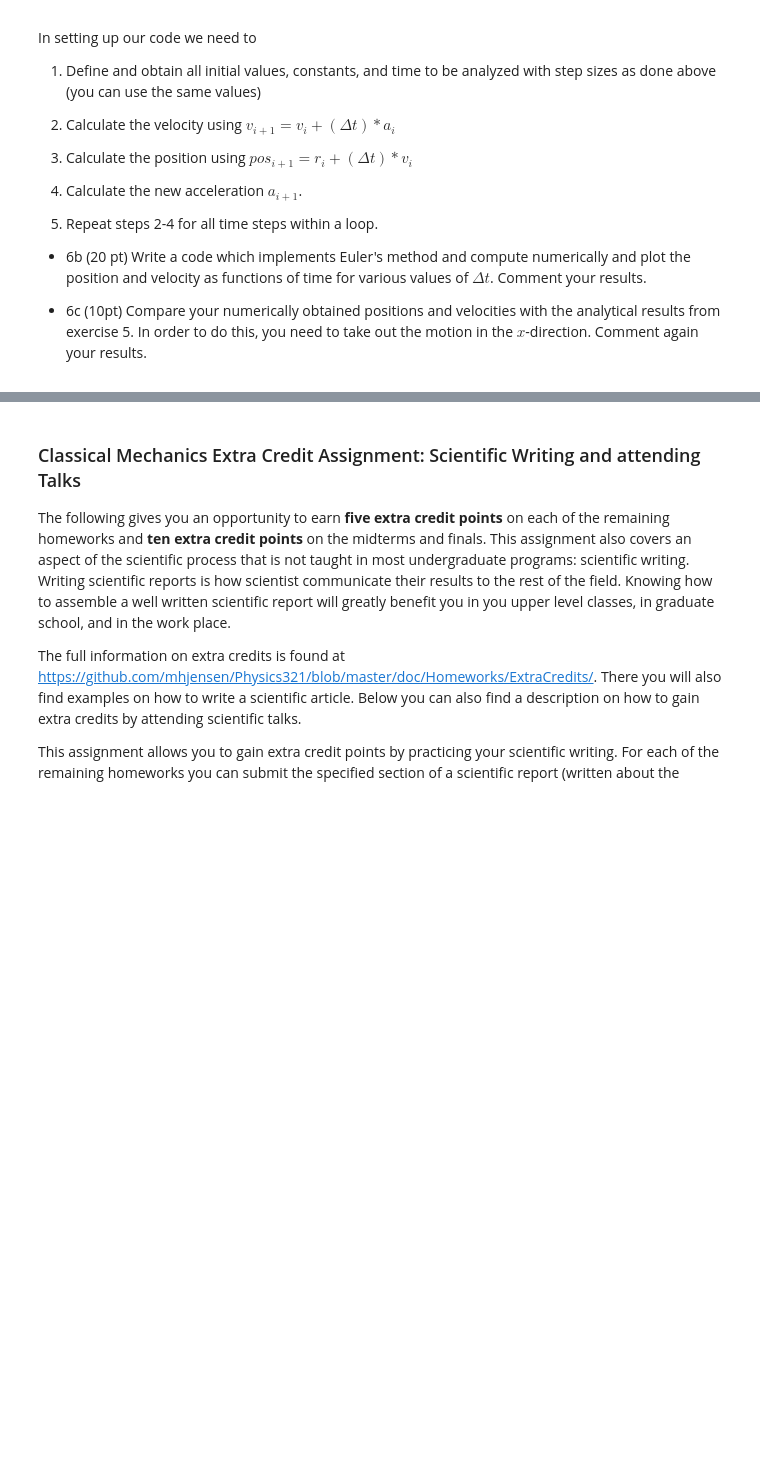
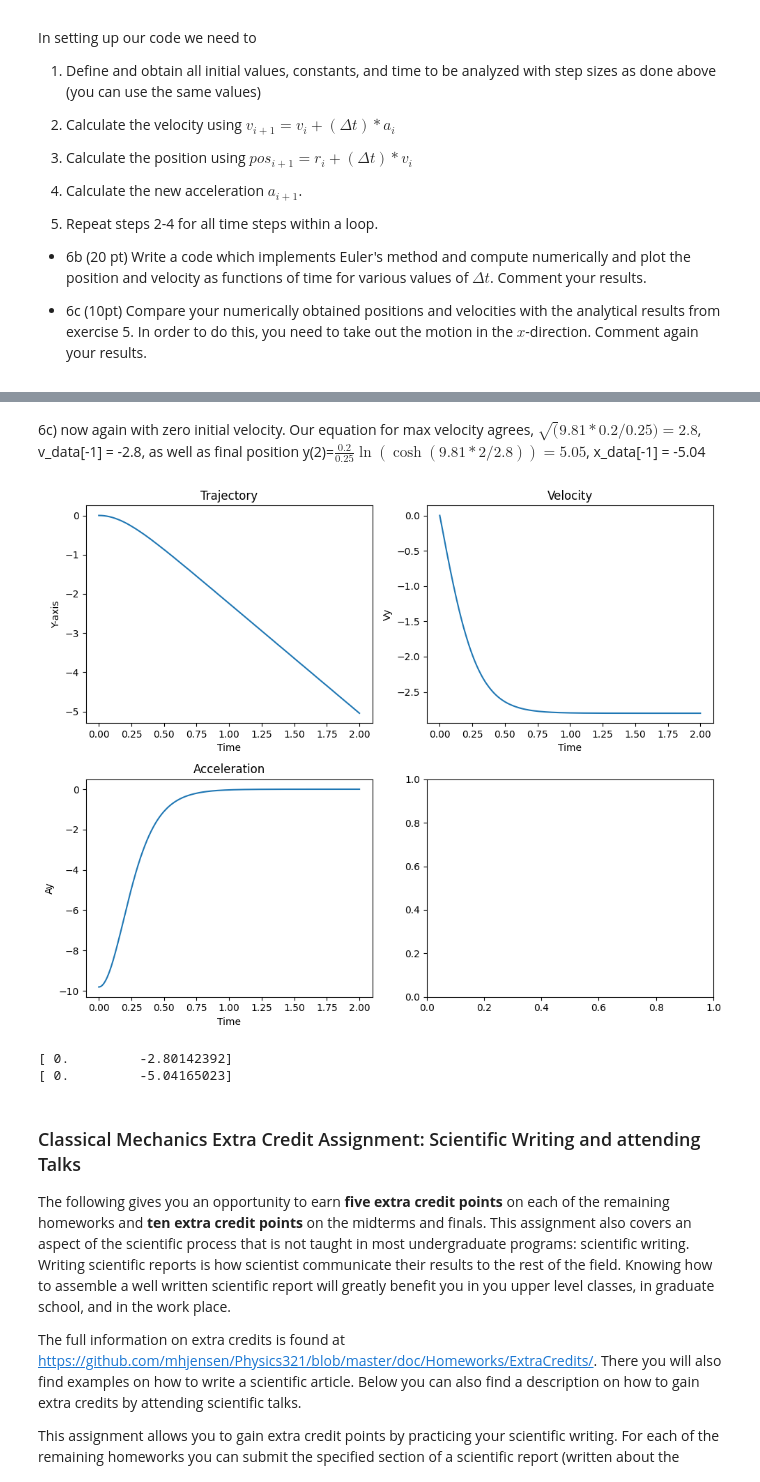
Before and after one commit to Amplewarrior/phy321msu, a Jupyter notebook: homeworks/hw3.ipynb, the cells around one changed output, grey strips where cells are left out. Drawn from its saved outputs; the diff is of its cells as text; code cells hidden in the pictures; blank space fills up the shorter version.

```diff
--- a/homeworks/hw3.ipynb
+++ b/homeworks/hw3.ipynb
@@ -435,3 +455,72 @@ fig.plot(x[:,0],x[:,1],t)
+# %% [markdown]
+6c) now again with zero initial velocity. Our equation for max velocity agrees, $\sqrt(9.81*0.2/0.25) = 2.8$, v_data[-1] = -2.8, as well as final position y(2)=$\frac{0.2}{0.25}\ln(\cosh(9.81*2/2.8))=5.05$, x_data[-1] = -5.04
+# %%
+#1. input values
+
+g = 9.81
+D = 0.25
+m = 0.2
+N = 1000
+t0 = 0
+tfinal = 2
+
+dt = (tfinal - t0) / N
+t = np.linspace(t0, tfinal, N)
+
+
+v = np.array([[0, 0]])
+x = np.array([[0, 0]])
+a = np.array([accel(v[0])])
+
+#had to redo these cuz I couldn't figure out how append works
+x_data = np.zeros((N, 2))
+v_data = np.zeros((N, 2))
+a_data = np.zeros((N, 2))
+
+x_data[0] = x
+v_data[0] = v
+a_data[0] = a
+
+#2-5
+for i in range(N-1):
+    output = timestep(x_data[i], v_data[i], a_data[i])
+
+    x_data[i + 1] = output[0]
+    v_data[i + 1] = output[1]
+    a_data[i + 1] = output[2]
+
+
+fig, ax = plt.subplots(2, 2, figsize=(10, 8)) #, subplot_kw={'projection': '3d'})
+
+ax[0, 0].plot(t, x_data[:, 1], label='Trajectory')
+ax[0, 0].set_title('Trajectory')
+ax[0, 0].set_xlabel('Time')
+#ax[0, 0].set_ylabel('X-axis')
+ax[0, 0].set_ylabel('Y-axis')
+
+
+ax[0, 1].plot(t, v_data[:, 1], label='Velocity')
+ax[0, 1].set_title('Velocity')
+ax[0, 1].set_xlabel('Time')
+#ax[0, 1].set_ylabel('Vx')
+ax[0, 1].set_ylabel('Vy')
+
+
+ax[1, 0].plot(t, a_data[:, 1], label='Acceleration')
+ax[1, 0].set_title('Acceleration')
+ax[1, 0].set_xlabel('Time')
+#ax[1, 0].set_ylabel('Ax')
+ax[1, 0].set_ylabel('Ay')
+
+plt.tight_layout()
+plt.show()
+
+print(v_data[-1])
+print(x_data[-1])
+# %% [output]
+[figure, added]
+[ 0.         -2.80142392]
+[ 0.         -5.04165023]
 # %% [markdown]
 ### Classical Mechanics Extra Credit Assignment: Scientific Writing and attending Talks
 
```
Also changed, not shown: parts of 3 cells of this notebook.
